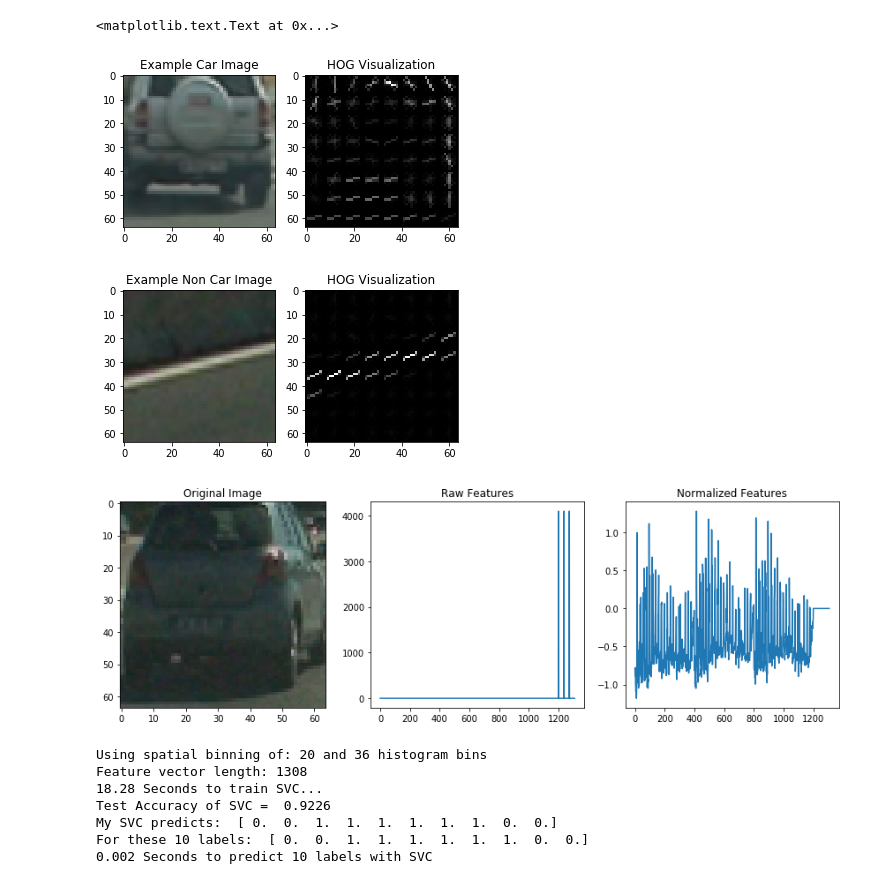
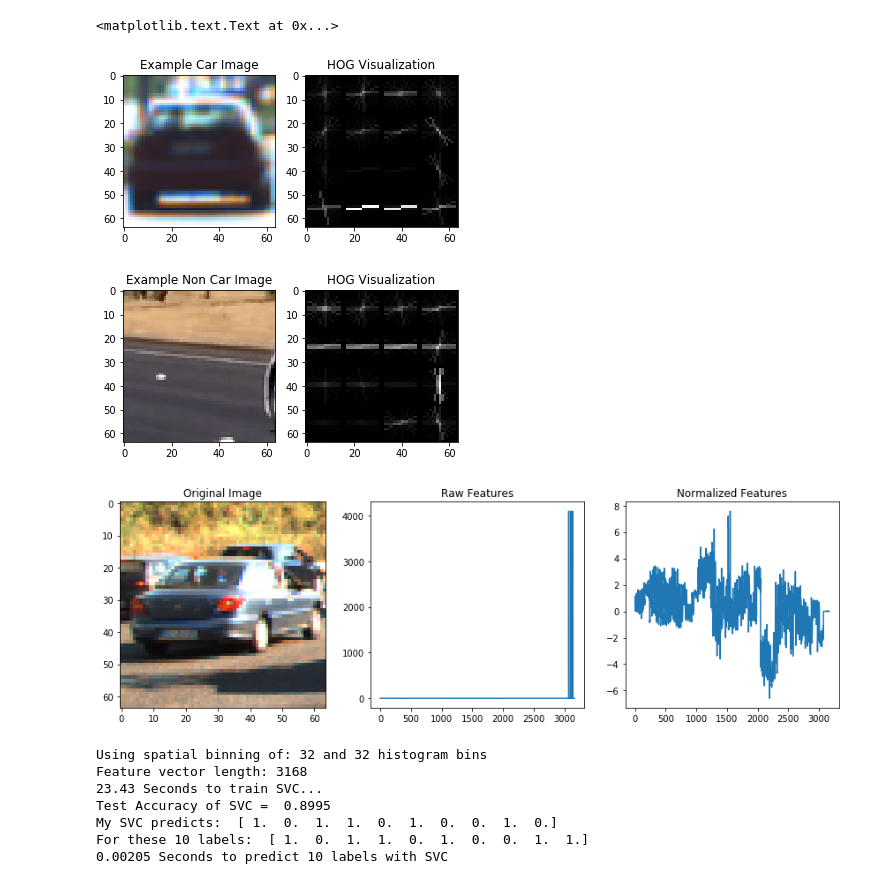
Before and after one commit to cwcentral/CarND-Vehicle-Detection, a Jupyter notebook: Untitled.ipynb, the cells around one changed output. Cells and saved outputs as stored; diff of their text form; code cells hidden in the pictures.

```diff
--- a/Untitled.ipynb
+++ b/Untitled.ipynb
@@ -32,6 +32,15 @@ from sklearn.preprocessing import StandardScaler
 from sklearn.model_selection import train_test_split
 # from sklearn.cross_validation import train_test_split
 from scipy.ndimage.measurements import label
+# %%
+colorspace = 'YUV' # Can be RGB, HSV, LUV, HLS, YUV, YCrCb
+orient = 11
+pix_per_cell = 16
+cell_per_block = 2
+hog_channel = 'ALL' # Can be 0, 1, 2, or "ALL"
+spatial = 32
+histbin = 32
+spatial_size = (spatial, spatial)
 # %%
 # Load car data and non-car data
 cars = glob.glob("vehicles/**/*.png")
@@ -65,7 +74,7 @@ show_samples("NON-CARS", others)
 # Perform a Histogram of Oriented Gradients (HOG) feature extraction on a labeled
 # training set of images
 
-def get_hog_features(img, orient, pix_per_cell, cell_per_block,
+def get_hog_features(img, orient, pix_per_cell=pix_per_cell, cell_per_block=cell_per_block,
                         vis=False, feature_vec=True):
     # Call with two outputs if vis==True
     if vis == True:
@@ -95,8 +104,8 @@ image = mpimg.imread(cars[ind])
 gray = cv2.cvtColor(image, cv2.COLOR_RGB2GRAY)
 
 # Call our function with vis=True to see an image output
-features, hog_image = get_hog_features(gray, orient= 9,
-                        pix_per_cell= 8, cell_per_block= 2,
+features, hog_image = get_hog_features(gray, orient,
+                        pix_per_cell, cell_per_block,
                         vis=True, feature_vec=False)
 
 
@@ -117,8 +126,8 @@ image = mpimg.imread(others[ind])
 gray = cv2.cvtColor(image, cv2.COLOR_RGB2GRAY)
 
 # Call our function with vis=True to see an image output
-features, hog_image = get_hog_features(gray, orient= 9,
-                        pix_per_cell= 8, cell_per_block= 2,
+features, hog_image = get_hog_features(gray, orient,
+                        pix_per_cell, cell_per_block,
                         vis=True, feature_vec=False)
 
 fig = plt.figure()
@@ -130,8 +139,8 @@ plt.imshow(hog_image, cmap='gray')
 plt.title('HOG Visualization')
 # %% [output]
 <matplotlib.text.Text at 0x...>
-[figure, old version]
+[figure, new version]
-[figure, old version]
+[figure, new version]
 # %%
 # Define a function to compute binned color features
 def bin_spatial(img, size=(32, 32)):
@@ -139,12 +148,6 @@ def bin_spatial(img, size=(32, 32)):
     color2 = cv2.resize(img[:,:,1], size).ravel()
     color3 = cv2.resize(img[:,:,2], size).ravel()
     return np.hstack((color1, color2, color3))
-
-#def bin_spatial(img, size=(32, 32)):
-##    # Use cv2.resize().ravel() to create the feature vector
-#    features = cv2.resize(img, size).ravel()
-#    # Return the feature vector
-#    return features
 
 # Define a function to compute color histogram features
 def color_hist(img, nbins=32, bins_range=(0, 256)):
@@ -159,8 +162,8 @@ def color_hist(img, nbins=32, bins_range=(0, 256)):
 
 #Define a function to extract features from a list of images
 # Have this function call bin_spatial() and color_hist()
-def extract_features(imgs, cspace='RGB', spatial_size=(32, 32),
-                        hist_bins=32, hist_range=(0, 256)):
+def extract_features(imgs, cspace, spatial_size,
+                        hist_bins, hist_range=(0, 256)):
     # Create a list to append feature vectors to
     features = []
     # Iterate through the list of images
@@ -189,38 +192,36 @@ def extract_features(imgs, cspace='RGB', spatial_size=(32, 32),
 # %%
 
 #classifier performs under different binning scenarios
-spatial = 20
-histbin = 36
 
-car_features = extract_features(cars, cspace='RGB', spatial_size=(spatial, spatial),
+car_features = extract_features(cars, cspace=colorspace, spatial_size=(spatial, spatial),
                         hist_bins=histbin, hist_range=(0, 256))
-notcar_features = extract_features(others, cspace='RGB', spatial_size=(spatial, spatial),
+notcar_features = extract_features(others, cspace=colorspace, spatial_size=(spatial, spatial),
                         hist_bins=histbin, hist_range=(0, 256))
 
 if len(car_features) > 0:
     # Create an array stack of feature vectors
     X = np.vstack((car_features, notcar_features)).astype(np.float64)
     # Fit a per-column scaler
     X_scaler = StandardScaler().fit(X)
     # Apply the scaler to X
     scaled_X = X_scaler.transform(X)
     car_ind = np.random.randint(0, len(cars))
     # Plot an example of raw and scaled features
     fig = plt.figure(figsize=(12,4))
     plt.subplot(131)
     plt.imshow(mpimg.imread(cars[car_ind]))
     plt.title('Original Image')
     plt.subplot(132)
     plt.plot(X[car_ind])
     plt.title('Raw Features')
     plt.subplot(133)
     plt.plot(scaled_X[car_ind])
     plt.title('Normalized Features')
     fig.tight_layout()
 else:
     print('Your function only returns empty feature vectors...')
 # %% [output]
-[figure, old version]
+[figure, new version]
 # %%
 
 # Create an array stack of feature vectors
@@ -244,28 +245,28 @@ print('Using spatial binning of:',spatial,
     'and', histbin,'histogram bins')
 print('Feature vector length:', len(X_train[0]))
 # Use a linear SVC
-svc = LinearSVC()
+svc_test = LinearSVC()
 # Check the training time for the SVC
 t=time.time()
-svc.fit(X_train, y_train)
+svc_test.fit(X_train, y_train)
 t2 = time.time()
 print(round(t2-t, 2), 'Seconds to train SVC...')
 # Check the score of the SVC
-print('Test Accuracy of SVC = ', round(svc.score(X_test, y_test), 4))
+print('Test Accuracy of SVC = ', round(svc_test.score(X_test, y_test), 4))
 # Check the prediction time for a single sample
 t=time.time()
 n_predict = 10
-print('My SVC predicts: ', svc.predict(X_test[0:n_predict]))
+print('My SVC predicts: ', svc_test.predict(X_test[0:n_predict]))
 print('For these',n_predict, 'labels: ', y_test[0:n_predict])
 t2 = time.time()
 print(round(t2-t, 5), 'Seconds to predict', n_predict,'labels with SVC')
 # %% [output]
-Using spatial binning of: 20 and 36 histogram bins
-Feature vector length: 1308
-18.28 Seconds to train SVC...
-Test Accuracy of SVC =  0.9226
-My SVC predicts:  [ 0.  0.  1.  1.  1.  1.  1.  1.  0.  0.]
-For these 10 labels:  [ 0.  0.  1.  1.  1.  1.  1.  1.  0.  0.]
-0.002 Seconds to predict 10 labels with SVC
+Using spatial binning of: 32 and 32 histogram bins
+Feature vector length: 3168
+23.43 Seconds to train SVC...
+Test Accuracy of SVC =  0.8995
+My SVC predicts:  [ 1.  0.  1.  1.  0.  1.  0.  0.  1.  0.]
+For these 10 labels:  [ 1.  0.  1.  1.  0.  1.  0.  0.  1.  1.]
+0.00205 Seconds to predict 10 labels with SVC
 # %%
 ##HOG version
```
Also changed, not shown: parts of 15 cells of this notebook, 6 other files.
